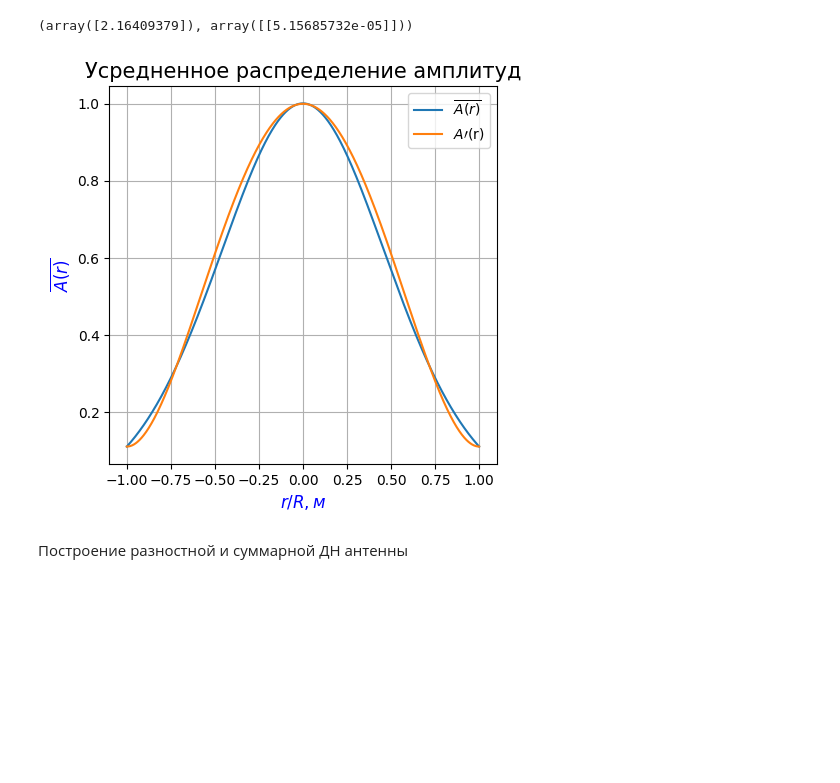
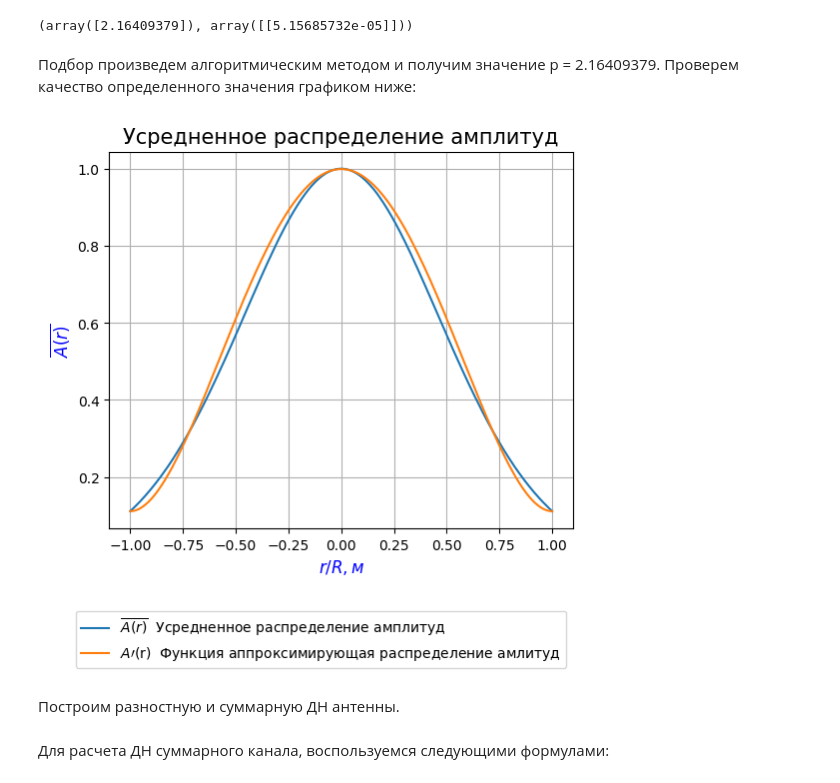
Before and after one commit to AlfaIV/Microwave-and-Antennas-LabWork, a Jupyter notebook: Лабораторная_работа_№3_СВЧ_и_Антенны_ipynb.ipynb, the cells around one changed output. Drawn from its saved outputs; the diff is of its cells as text; code cells hidden in the pictures; blank space fills up the shorter version.

```diff
--- a/Лабораторная_работа_№3_СВЧ_и_Антенны_ipynb.ipynb
+++ b/Лабораторная_работа_№3_СВЧ_и_Антенны_ipynb.ipynb
@@ -83,19 +104,21 @@ p = curve_fit(A_prime,r,data_A)
 p
 # %% [output]
 (array([2.16409379]), array([[5.15685732e-05]]))
+# %% [markdown]
+Подбор произведем алгоритмическим методом и получим значение p = 2.16409379. Проверем качество определенного значения графиком ниже:
 # %%
-plt.figure(figsize=(5,5),dpi = 100)
-plt.plot(r/R, data_A, label='$\overline{A(r)}$')
-plt.plot(r/R, A_prime(r,round(p[0][0],0)), label='$A\prime$(r)')
+plt.figure(figsize=(6,5),dpi = 100)
+plt.plot(r/R, data_A, label='$\overline{A(r)}$  Усредненное распределение амплитуд')
+plt.plot(r/R, A_prime(r,round(p[0][0],0)), label='$A\prime$(r)  Функция аппроксимирующая распределение амлитуд')
 plt.title("Усредненное распределение амплитуд", fontsize=15)
 plt.xlabel('$r/R,м$', fontsize=12, color='blue')
-plt.legend()
+plt.legend(bbox_to_anchor=(1, -0.2))
 plt.ylabel('$\overline{A(r)}$', fontsize=12, color='blue')
 plt.grid(True)
 # %% [output]
-[figure, old version]
+[figure, new version]
 # %% [markdown]
-Построение разностной и суммарной ДН антенны
+Построим разностную и суммарную ДН антенны.
 # %%
 #a_0 = 0.185
 #lambda_0 = 25*const.milli
@@ -115 +139,3 @@ data_E_sum_theta = 10*np.log10(np.array(list(map(E_sum_theta,theta))))
 theta = list(map(math.degrees,theta))#конвертация радиан в градусы
+# %% [markdown]
+Для расчета ДН суммарного канала, воспользуемся следующими формулами:
```
Also changed, not shown: parts of 48 cells of this notebook.
